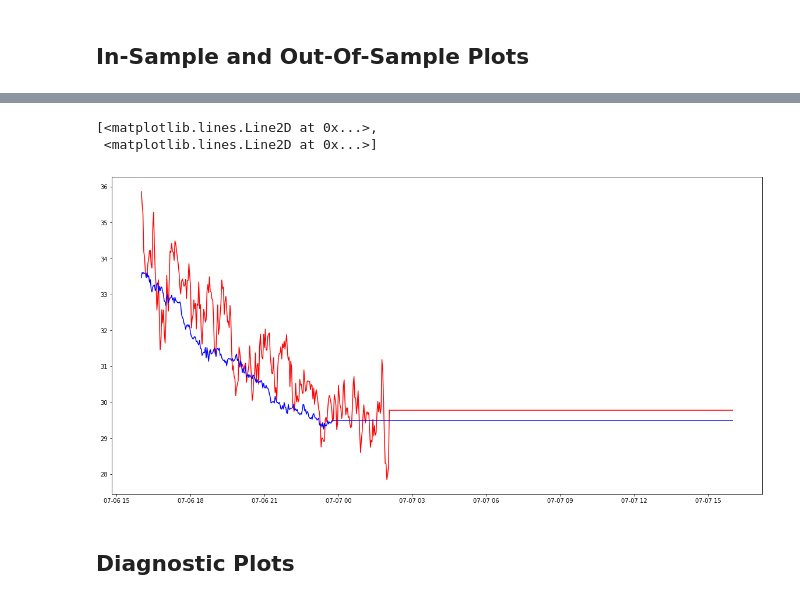
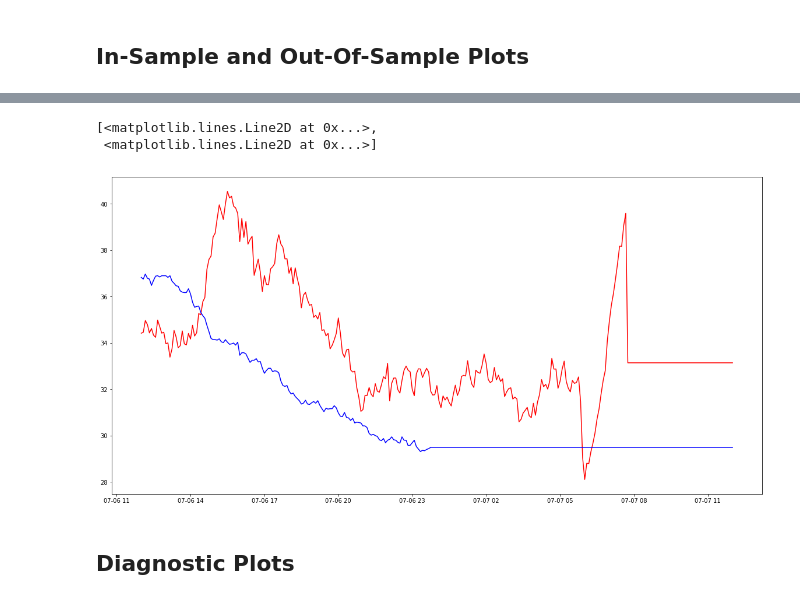
Before and after one commit to falklindner/weather, a Jupyter notebook: Predictor.ipynb, the cells around one changed output, grey strips where cells are left out. Drawn from its saved outputs; the diff is of its cells as text; code cells hidden in the pictures.

```diff
--- a/Predictor.ipynb
+++ b/Predictor.ipynb
@@ -68,5 +48,7 @@ time
 # %%
-dataframe_rpi_resampled = dataframe_rpi.resample('2min').bfill()
+dataframe_rpi_resampled = dataframe_rpi.resample(window_length).bfill()
+
+
 
 print(dataframe_rpi_resampled.shape)
 print(dataframe_rpi_resampled.isnull().sum())
@@ -131,9 +80,7 @@ dataframe_owm_resampled.head()
 dataframe_input=dataframe_rpi_resampled
 # dataframe_input = dataframe_rpi_rolling
 
-# predicting the next 120 minutes
-prediction_steps = 60
-history_steps = 10
+
 
 y = dataframe_input[ prediction_steps + history_steps :]
 y_index = dataframe_input[ prediction_steps + history_steps :].index
@@ -180,19 +114,22 @@ y_imputer.shape
 # %% [markdown]
 ## Scaling the features and splitting up into training and testing
+# %%
+cut = y_index.get_loc('2018-07-11 00:00:00')
 # %%
 from sklearn.preprocessing import StandardScaler
 scaler = StandardScaler()
 
 # x_train_sc = scaler.fit_transform(x_train)
 # x_test_sc = scaler.fit_transform(x_test)
-x_scaled = scaler.fit_transform(x_imputer)
+x_scaled = scaler.fit_transform(x)
 
 
-cut=len(y_imputer)*4//5 # First part of data is for training, the other testing
-y_train = y_imputer[0:cut]
-x_train = x_scaled[0:cut]
-y_test = y_imputer[cut:]
-x_test = x_scaled[cut:]
+#cut=len(y)*4//5 # First part of data is for training, the other testing
+
+y_train = y[cut:]
+x_train = x_scaled[cut:]
+y_test = y[0:cut]
+x_test = x_scaled[0:cut]
 # %% [markdown]
 ## Learning with linear regression
 # %%
@@ -312,11 +249,13 @@ plt.plot(testing_result['pressure'],'r-',testing_data_target['pressure'],'b-')
 # %%
 plt.figure(1,figsize=(20,10))
-date = y_index[10000]
-plt.plot(training_result['temp'][date:date+timedelta(days=1)],'r-',training_data_target['temp'][date:date+timedelta(days=1)],'b-')
+
+date = y_index[y_index.get_loc('2018-07-06 12:00:00')]
+
+plt.plot(testing_result['temp'][date:date+timedelta(days=1)],'r-',testing_data_target['temp'][date:date+timedelta(days=1)],'b-')
 # %% [output]
 [<matplotlib.lines.Line2D at 0x...>,
  <matplotlib.lines.Line2D at 0x...>]
-[figure, old version]
+[figure, new version]
 # %% [markdown]
 ## Diagnostic Plots
 # %% [markdown]
```
Also changed, not shown: parts of 58 cells of this notebook.
